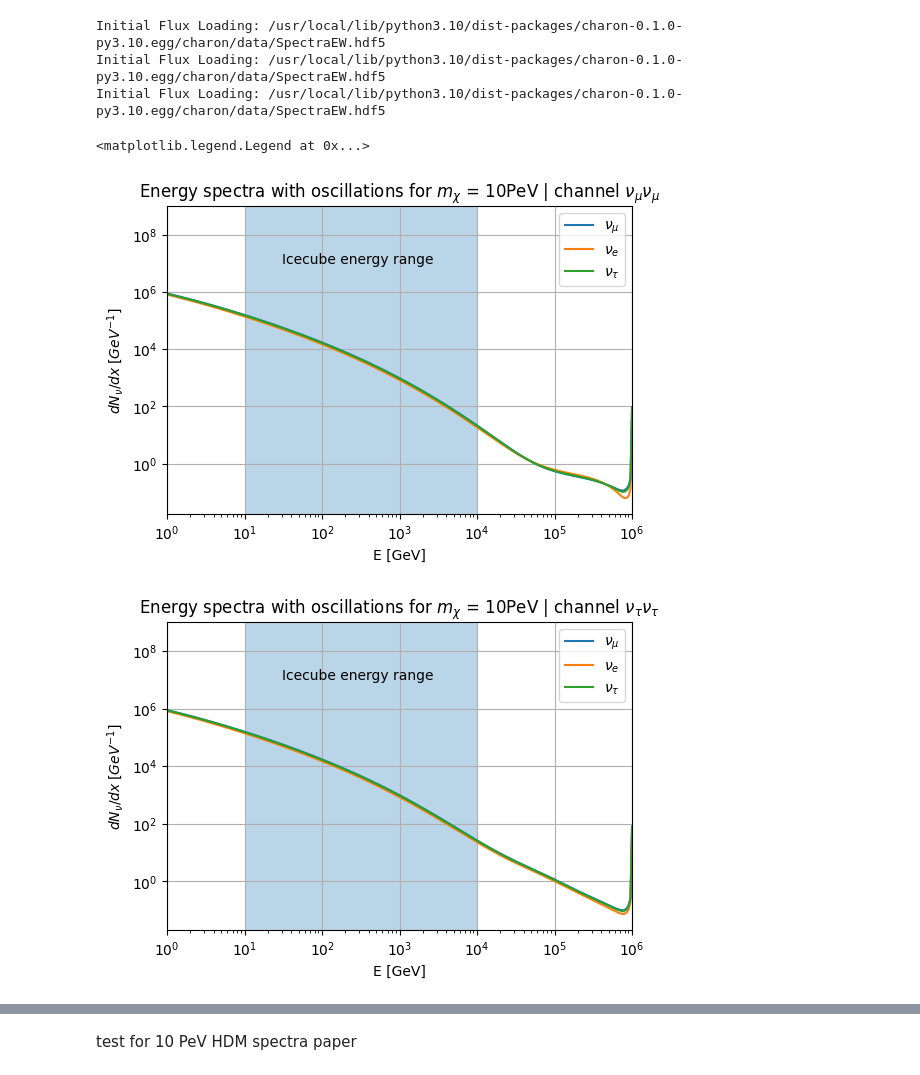
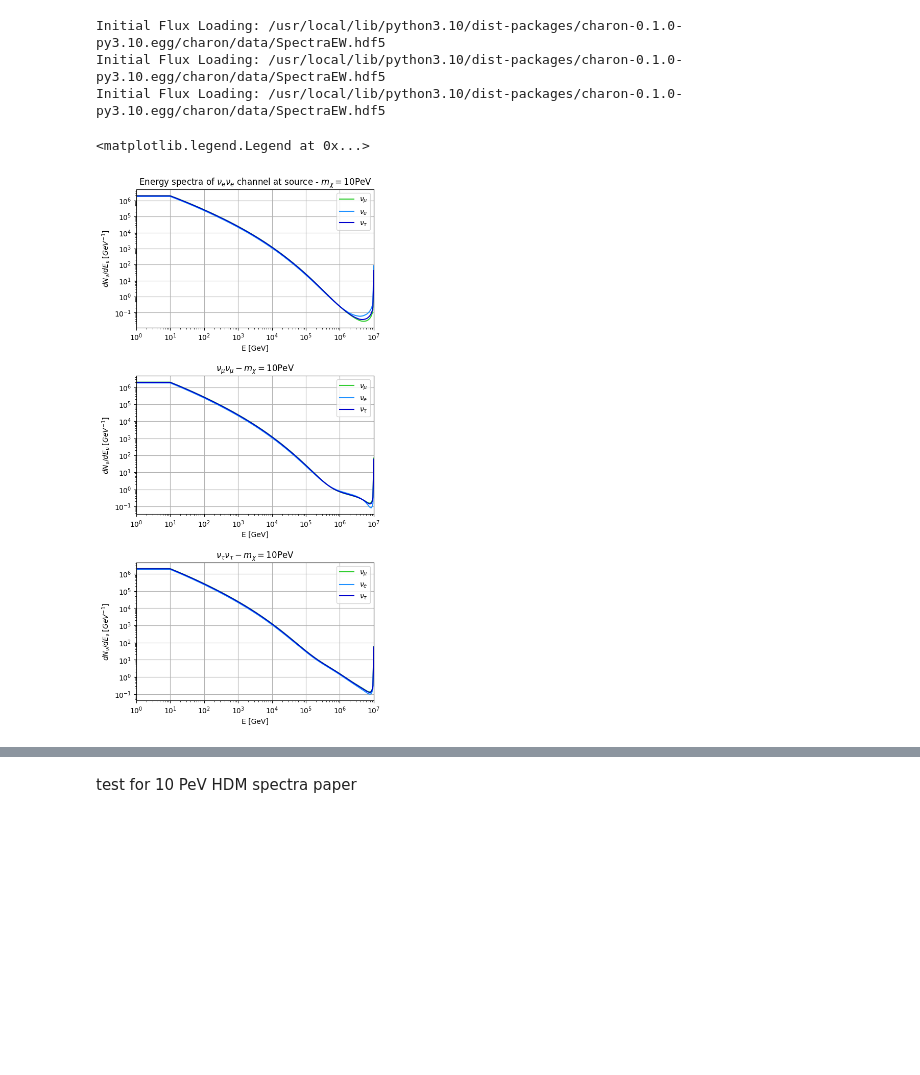
Before and after one commit to danaevld/IceCube, a Jupyter notebook: High_mass_spectra.ipynb, the cells around one changed output, grey strips where cells are left out. Cells and saved outputs as stored; diff of their text form; code cells hidden in the pictures; blank space fills up the shorter version.

```diff
--- a/High_mass_spectra.ipynb
+++ b/High_mass_spectra.ipynb
@@ -17,7 +20,7 @@ from ipynb.fs.full.func_plot_histo import plot_projections
 # 1 PeV = 10**6 GeV
 #write function to generate plots
 
-mass = 1e6 #(1 PeV)
+mass = 1e7 #(1 PeV)
 process = 'ann' #annihilation default
 
 #info of neutrino spectrum binning.
@@ -41,7 +44,7 @@ logscale = True #default
 #include interactions
 interactions = True #default
 
-color = ['limegreen', 'purple', 'mediumblue', 'darkorange','deeppink','darkturquoise']
+color = ['limegreen', 'dodgerblue', 'mediumblue', 'indigo','mediumvioletred','green']
 # %%
 Flux_ee = propa.NuFlux('nuenue',mass,nodes,Emin=Emin,Emax=Emax,bins=bins,
                      process=process,logscale=logscale,interactions=interactions,
@@ -234,57 +198,59 @@ Initial Flux Loading: /usr/local/lib/python3.10/dist-packages/charon-0.1.0-py3.1
 Initial Flux Loading: /usr/local/lib/python3.10/dist-packages/charon-0.1.0-py3.10.egg/charon/data/SpectraEW.hdf5
 Initial Flux Loading: /usr/local/lib/python3.10/dist-packages/charon-0.1.0-py3.10.egg/charon/data/SpectraEW.hdf5
 # %%
-plt.figure(figsize = (6,4))
-plt.title(r'Energy spectra with oscillations for $m_{\chi}$ = 10PeV | channel $\nu_{\mu}\nu_{\mu}$')
-plt.plot(Flux_osc_numu['Energy'],Flux_osc_numu['nu_mu'],label=r'$\nu_{\mu}$')
-plt.plot(Flux_osc_numu['Energy'],Flux_osc_numu['nu_e'],label=r'$\nu_e$')
-plt.plot(Flux_osc_numu['Energy'],Flux_osc_numu['nu_tau'],label=r'$\nu_{\tau}$')
-plt.fill_betweenx([0,10**10],[10],[10**4], alpha = 0.3)
-plt.text(30,10**7,'Icecube energy range',fontsize=10.0)
+plt.figure(figsize = (6,13))
+plt.subplots_adjust(hspace = 0.35)
+
+plt.subplot(311)
+plt.title(r'Energy spectra of $\nu_e \nu_e$ channel at source - $m_{\chi} = 10$PeV')
+plt.plot(Flux_osc_nue['Energy'],Flux_osc_nue['nu_mu'],label=r'$\nu_{\mu}$', color=color[0])
+plt.plot(Flux_osc_nue['Energy'],Flux_osc_nue['nu_e'],label=r'$\nu_e$', color=color[1])
+plt.plot(Flux_osc_nue['Energy'],Flux_osc_nue['nu_tau'],label=r'$\nu_{\tau}$', color=color[2])
+#plt.fill_betweenx([0,10**10],[10],[10**4], alpha = 0.3)
+#plt.text(30,10**7,'Icecube energy range',fontsize=10.0)
 plt.yscale('log')
 plt.xlim(1,Emax)
-plt.ylim(top=10**9)
+#plt.ylim(top=10**9)
 plt.yscale('log')
 plt.semilogx()
 plt.grid()
 plt.xlabel("E [GeV]")
-plt.ylabel(r"$dN_\nu/dx\;[GeV^{-1}]$")
+plt.ylabel(r"$dN_\nu/dE_\nu\;[GeV^{-1}]$")
 plt.legend()
 
-plt.figure(figsize = (6,4))
-plt.title(r'Energy spectra with oscillations for $m_{\chi}$ = 10PeV | channel $\nu_{\tau}\nu_{\tau}$')
-plt.plot(Flux_osc_nutau['Energy'],Flux_osc_nutau['nu_mu'],label=r'$\nu_{\mu}$')
-plt.plot(Flux_osc_nutau['Energy'],Flux_osc_nutau['nu_e'],label=r'$\nu_e$')
-plt.plot(Flux_osc_nutau['Energy'],Flux_osc_nutau['nu_tau'],label=r'$\nu_{\tau}$')
-plt.fill_betweenx([0,10**10],[10],[10**4], alpha = 0.3)
-plt.text(30,10**7,'Icecube energy range',fontsize=10.0)
+plt.subplot(312)
+plt.title(r'$\nu_{\mu} \nu_{\mu} - m_{\chi} = 10$PeV')
+plt.plot(Flux_osc_numu['Energy'],Flux_osc_numu['nu_mu'],label=r'$\nu_{\mu}$', color=color[0])
+plt.plot(Flux_osc_numu['Energy'],Flux_osc_numu['nu_e'],label=r'$\nu_e$', color=color[1])
+plt.plot(Flux_osc_numu['Energy'],Flux_osc_numu['nu_tau'],label=r'$\nu_{\tau}$', color=color[2])
+#plt.fill_betweenx([0,10**10],[10],[10**4], alpha = 0.3)
+#plt.text(30,10**7,'Icecube energy range',fontsize=10.0)
 plt.yscale('log')
 plt.xlim(1,Emax)
-plt.ylim(top=10**9)
+#plt.ylim(top=10**9)
 plt.yscale('log')
 plt.semilogx()
 plt.grid()
 plt.xlabel("E [GeV]")
-plt.ylabel(r"$dN_\nu/dx\;[GeV^{-1}]$")
+plt.ylabel(r"$dN_\nu/dE_\nu\;[GeV^{-1}]$")
 plt.legend()
 
-plt.figure(figsize = (6,4))
-plt.title(r'Energy spectra with oscillations for $m_{\chi}$ = 10PeV | channel $\nu_{e}\nu_{e}$')
-plt.plot(Flux_osc_nue['Energy'],Flux_osc_nue['nu_mu'],label=r'$\nu_{\mu}$')
-plt.plot(Flux_osc_nue['Energy'],Flux_osc_nue['nu_e'],label=r'$\nu_e$')
-plt.plot(Flux_osc_nue['Energy'],Flux_osc_nue['nu_tau'],label=r'$\nu_{\tau}$')
-plt.fill_betweenx([0,10**10],[10],[10**4], alpha = 0.3)
-plt.text(30,10**8,'Icecube energy range',fontsize=10.0)
+plt.subplot(313)
+plt.title(r'$\nu_{\tau} \nu_{\tau} - m_{\chi} = 10$PeV')
+plt.plot(Flux_osc_nutau['Energy'],Flux_osc_nutau['nu_mu'],label=r'$\nu_{\mu}$', color=color[0])
+plt.plot(Flux_osc_nutau['Energy'],Flux_osc_nutau['nu_e'],label=r'$\nu_e$', color=color[1])
+plt.plot(Flux_osc_nutau['Energy'],Flux_osc_nutau['nu_tau'],label=r'$\nu_{\tau}$', color=color[2])
+#plt.fill_betweenx([0,10**10],[10],[10**4], alpha = 0.3)
+#plt.text(30,10**8,'Icecube energy range',fontsize=10.0)
 plt.yscale('log')
 plt.xlim(1,Emax)
-plt.ylim(top=10**9)
+#plt.ylim(top=10**9)
 plt.yscale('log')
 plt.semilogx()
 plt.grid()
 plt.xlabel("E [GeV]")
-plt.ylabel(r"$dN_\nu/dx\;[GeV^{-1}]$")
+plt.ylabel(r"$dN_\nu/dE_\nu\;[GeV^{-1}]$")
 plt.legend()
 # %% [output]
 <matplotlib.legend.Legend at 0x...>
-[figure, old version]
+[figure, new version]
-[figure, removed]
```
Also changed, not shown: parts of 14 cells of this notebook, 1 other file.
